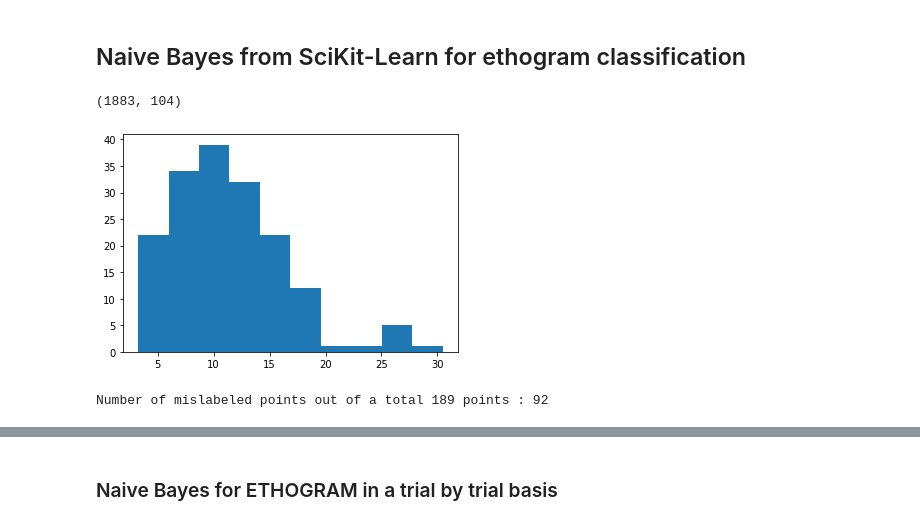
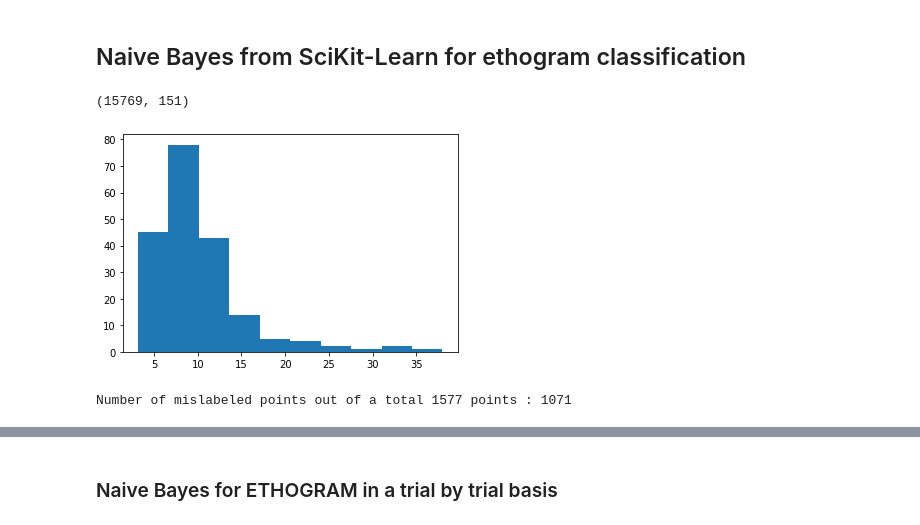
Before and after one commit to melisamc89/neural_analysys, a Jupyter notebook: src/bayes_decoder_ethogram.ipynb, the cells around one changed output, grey strips where cells are left out. Saved outputs shown, nothing was run; the diff lists cells and outputs as text; code cells hidden in the pictures.

```diff
--- a/src/bayes_decoder_ethogram.ipynb
+++ b/src/bayes_decoder_ethogram.ipynb
@@ -27,7 +27,7 @@ import math
 # define mouse information, and preprocessin versions from analysis.
 # load data for all sessions in this mouse and compute mean activity for each neuron.
 
-mouse = 32363        ### mouse number id
+mouse = 56165       ### mouse number id
 decoding_v = 1            ## decoding version, normaly equal to one
 motion_correction_v = 20  ### 100 means everything was aligned, 200 means it was also equalized, 20 is for day wise
 alignment_v = 3           ## alignment version, version 3 is for day wise
@@ -38,9 +38,9 @@ component_evaluation_v = 1 ## component evaluation version
 # here we will do analysis with no registration
 # registration_v = 2        ## registration version
 sf = 10                   ## sampling frequency of the original signal
-re_sf= 5                ## value of resampling
+re_sf= 1                ## value of resampling
 session_now = 1
-BINS = 10
+BINS = 70
 period = int(1 * sf / re_sf)
 period_resting = period *10
 fixed = 'None'
@@ -297,37 +297,38 @@ def binned_tracking(tracking = None, binnumber = 70):
 # %%
 from sklearn.datasets import load_iris
 from sklearn.model_selection import train_test_split
 from sklearn.naive_bayes import GaussianNB
 from sklearn.metrics import confusion_matrix
 day = 0
 FR_limit = 12
 
-index = speed_selection(tracking_list[day], speed_limit = 3)
-tracking = tracking_list[day][:,index]
+#index = speed_selection(tracking_list[day], speed_limit = 3)
+tracking = tracking_list[day]
 ypre = np.array(binned_tracking(tracking = tracking, binnumber = BINS )).T
 binsx = ypre[np.where(np.logical_and(ypre[:,0]>0,ypre[:,1]>0))[0],0]
 binsy = ypre[np.where(np.logical_and(ypre[:,0]>0,ypre[:,1]>0))[0],1]
 
 ybehaviour = behaviour_list[day][np.where(np.logical_and(ypre[:,0]>0,ypre[:,1]>0))[0]]
 ybehaviour_unsup = behaviour_list_unsup[day][np.where(np.logical_and(ypre[:,0]>0,ypre[:,1]>0))[0]]
 
 Xpre = activity_list[day].T
 Xpre = Xpre[np.where(np.logical_and(ypre[:,0]>0,ypre[:,1]>0))[0],:]
 firing_rate = np.mean(Xpre,axis = 0)*10
 selected_cells = np.where(firing_rate < FR_limit)[0]
 X = Xpre[:,selected_cells]
 #X = X.astype(int)
 
 plt.hist(firing_rate)
 print(X.shape)
 # %% [output]
-(1883, 104)
+(15769, 151)
-[figure, old version]
+[figure, new version]
 # %%
 X_train, X_test, y_train, y_test = train_test_split(X, ybehaviour, test_size=0.1, random_state=0)
 gnb = GaussianNB()
 y_pred = gnb.fit(X_train, y_train).predict(X_test)
+y_pred_proba = gnb.fit(X_train, y_train).predict_proba(X_test)
 print("Number of mislabeled points out of a total %d points : %d" % (X_test.shape[0], (y_test != y_pred).sum()))
 conf_sup = confusion_matrix(y_test,y_pred)
 # %% [output]
-Number of mislabeled points out of a total 189 points : 92
+Number of mislabeled points out of a total 1577 points : 1071
```
Also changed, not shown: parts of 4 cells of this notebook, 4 other files.
